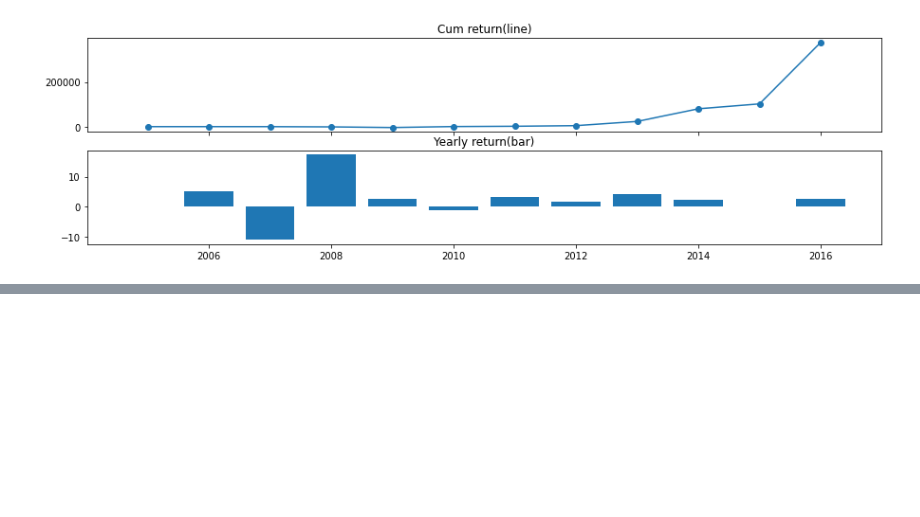
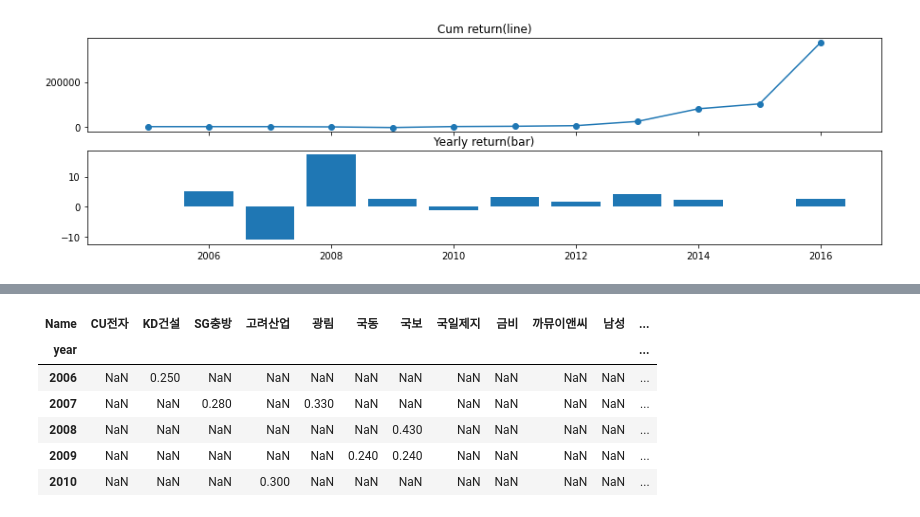
Before and after one commit to JihoQuant/Python-Pandas-Part-1, a Jupyter notebook: project.ipynb, the cells around one changed output, grey strips where cells are left out. Cells and saved outputs as stored; diff of their text form; code cells hidden in the pictures; blank space fills up the shorter version.

```diff
--- a/project.ipynb
+++ b/project.ipynb
@@ -444,0 +507,19 @@ plot_return(*get_return_series(selected_return_df))
+# %%
+filtered_df = filtered_df[filtered_df["PBR"] >= 0.2]
+
+smallest_pbr_series = filtered_df.groupby("year")["PBR"].nsmallest(15)
+selected_index = smallest_pbr_series.index.get_level_values(1)
+
+selector_df = filtered_df.loc[selected_index].pivot(
+    index="year", columns="Name", values="PBR"
+)
+
+selector_df.head()
+# %% [output]
+| Name | CU전자 | KD건설 | SG충방 | 고려산업 | 광림 | 국동 | 국보 | 국일제지 | 금비 | 까뮤이앤씨 | 남성 | ... |
+| year |  |  |  |  |  |  |  |  |  |  |  | ... |
+| 2006 | NaN | 0.250 | NaN | NaN | NaN | NaN | NaN | NaN | NaN | NaN | NaN | ... |
+| 2007 | NaN | NaN | 0.280 | NaN | 0.330 | NaN | NaN | NaN | NaN | NaN | NaN | ... |
+| 2008 | NaN | NaN | NaN | NaN | NaN | NaN | 0.430 | NaN | NaN | NaN | NaN | ... |
+| 2009 | NaN | NaN | NaN | NaN | NaN | 0.240 | 0.240 | NaN | NaN | NaN | NaN | ... |
+| 2010 | NaN | NaN | NaN | 0.300 | NaN | NaN | NaN | NaN | NaN | NaN | NaN | ... |
```
Also changed, not shown: parts of 16 cells of this notebook.
